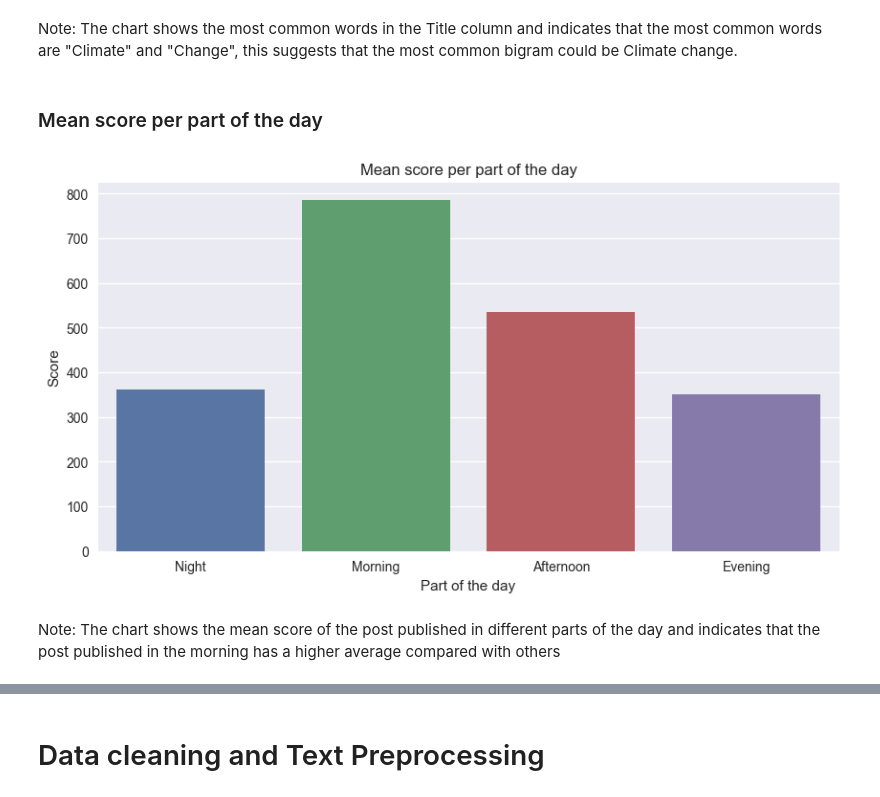
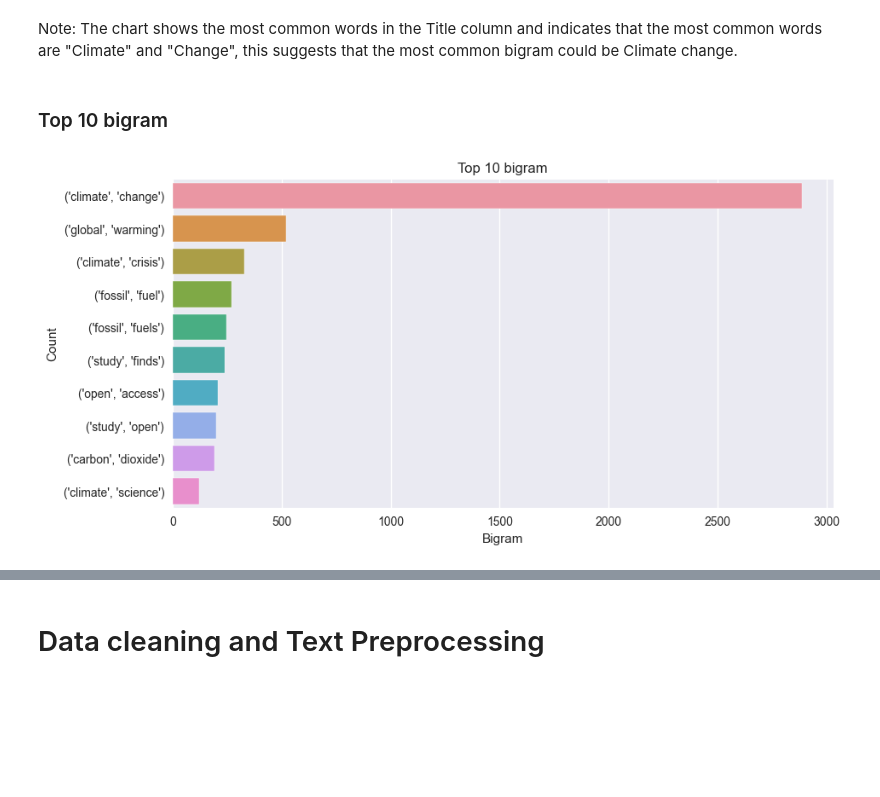
Before and after one commit to mlgomez0/advanced_python_project, a Jupyter notebook: notebooks/climate_change.ipynb, the cells around one changed output, grey strips where cells are left out. Drawn from its saved outputs; the diff is of its cells as text; code cells hidden in the pictures; blank space fills up the shorter version.

Commit message:
Bigram and Trigram were added

```diff
--- a/notebooks/climate_change.ipynb
+++ b/notebooks/climate_change.ipynb
@@ -564,25 +586,46 @@ No artists with labels found to put in legend.  Note that artists whose label st
 [figure]
 # %% [markdown]
 Note: The chart shows the most common words in the Title column and indicates that the most common words are "Climate" and "Change", this suggests that the most common bigram could be Climate change.
-# %% [markdown]
-### Mean score per part of the day
-# %%
-def plot_mean_score_per_part_of_day():
-
-    # Group data
-    grouped_data = data.groupby(by='TimeOfDay').agg({ 'Score': 'mean'}).reset_index()
-
-    # Plot
-    plt.figure(figsize=(10, 5))
-    sns.barplot(data=grouped_data, x='TimeOfDay', y='Score')
-    plt.xticks(labels=['Night', 'Morning', 'Afternoon', 'Evening'], ticks=[*range(0, 4)])
-    plt.title('Mean score per part of the day')
-    plt.xlabel('Part of the day')
-    plt.ylabel('Score')
-    plt.show();
-
-plot_mean_score_per_part_of_day()
-# %% [output]
-[figure, removed]
-# %% [markdown]
-Note: The chart shows the mean score of the post published in different parts of the day and indicates that the post published in the morning has a higher average compared with others
+# %%
+def get_all_global_text(column):
+
+    # Split text and convert to lower
+    text = ' '.join([str(title) for title in data[column]]).lower()
+
+    # Remove stop words, punctuations and numbers
+    en_stopwords = stopwords.words('english')
+    text_filtered = text.translate(str.maketrans('', '', string.punctuation))
+    tokens = word_tokenize(text_filtered)
+    word_filtered = [w for w in tokens if w not in en_stopwords and w.isdigit() == False and len(w) > 3]
+    return word_filtered
+
+# Get all text from title and selftext columns
+global_title = get_all_global_text('Title')
+global_text = get_all_global_text('SelfText')
+# %% [markdown]
+### Top 10 bigram
+# %%
+def plot_bigrams():
+
+    # Get n-grams
+    bcf = BigramCollocationFinder.from_words(global_title)
+    bigram_freq = bcf.ngram_fd.items()
+    bigram_freq = sorted(bigram_freq, key=lambda item: item[1], reverse=True)
+    top_bigrams = bigram_freq[:10]
+
+    # Create a DataFrame
+    df = pd.DataFrame(top_bigrams, columns=['Bigram', 'Count'])
+
+    # Plot
+    plt.figure(figsize=(10, 5))
+    sns.barplot(data=df, y='Bigram', x='Count', orient='h')
+    plt.xticks(rotation=90)
+    plt.title(f'Top 10 bigram')
+    plt.xlabel('Bigram')
+    plt.ylabel('Count')
+    plt.xticks(rotation=0)
+    plt.show();
+
+plot_bigrams()
+# %% [output]
+[figure, added]
```
Also changed, not shown: parts of 9 cells of this notebook.
